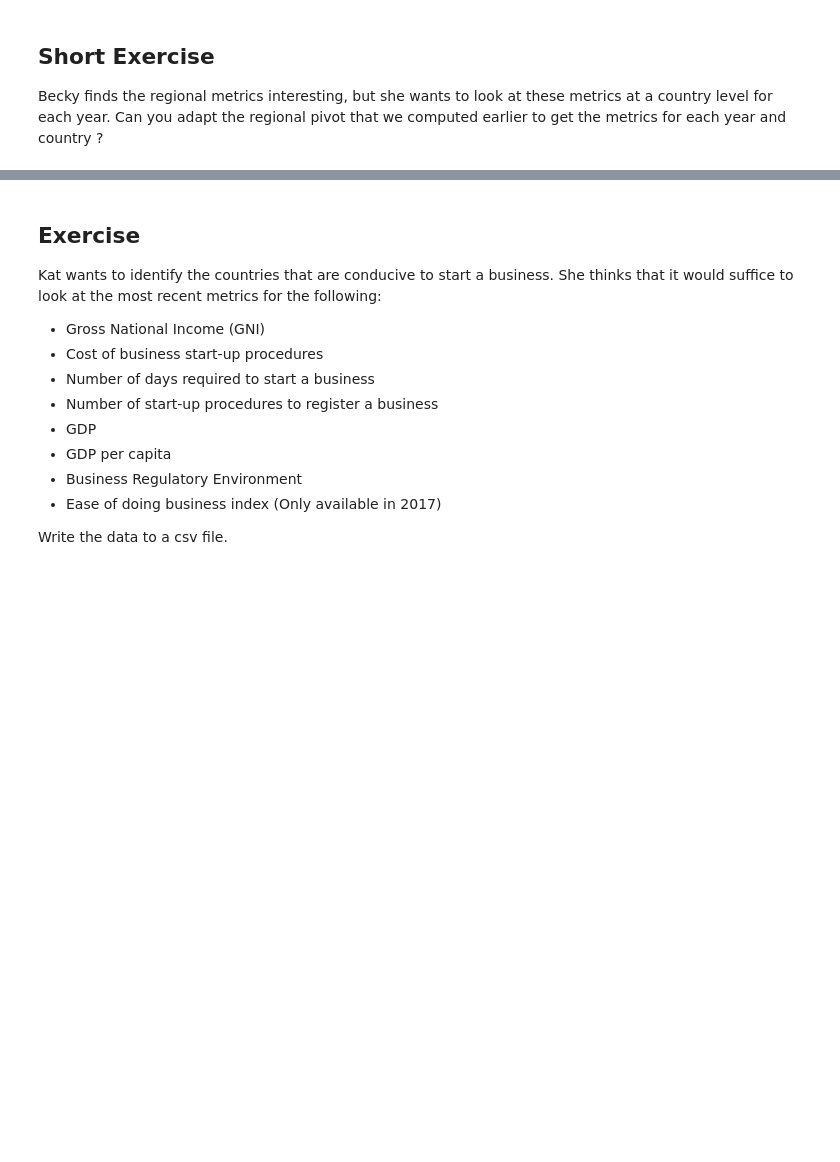
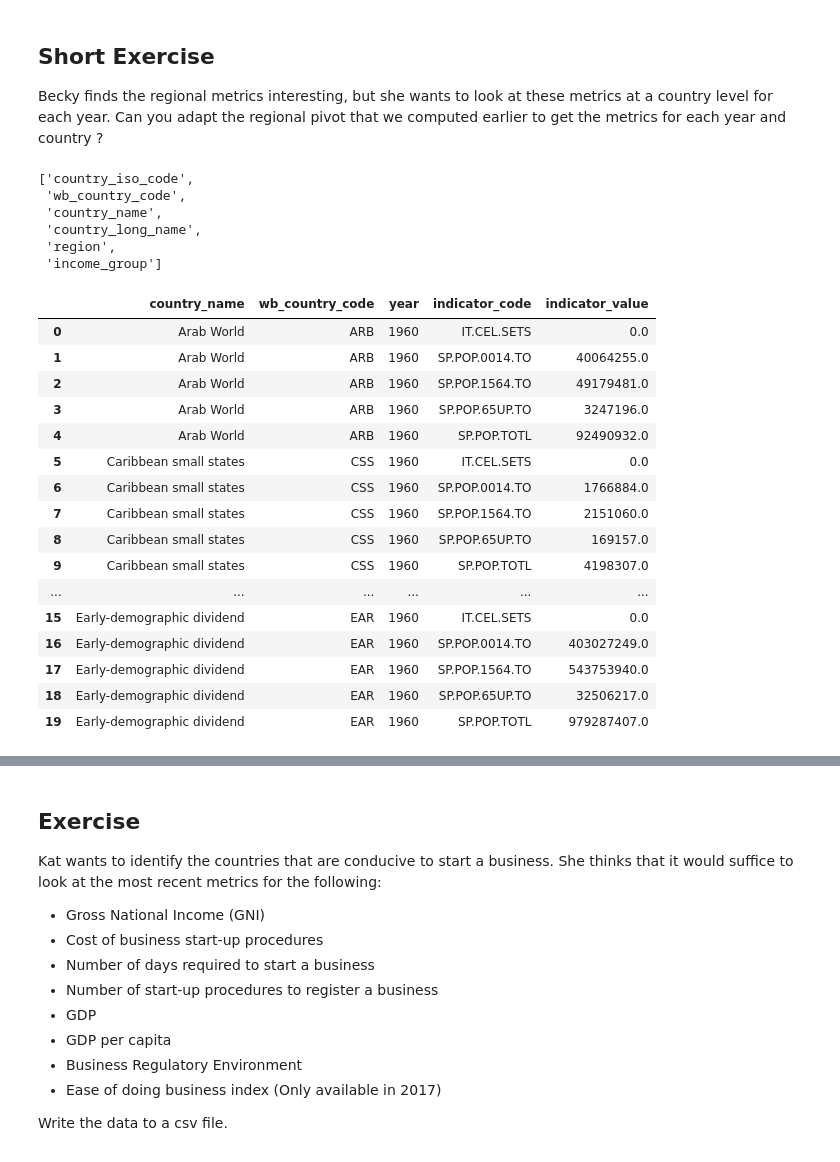
Before and after one commit to alittlefishy/WIBD-Workshops-2018, a Jupyter notebook: Data Engineering/WDI/notebooks/Data Engineering - Part 2.ipynb, the cells around one changed output, grey strips where cells are left out. Saved outputs shown, nothing was run; the diff lists cells and outputs as text; code cells hidden in the pictures; blank space fills up the shorter version.

```diff
--- a/Data Engineering/WDI/notebooks/Data Engineering - Part 2.ipynb
+++ b/Data Engineering/WDI/notebooks/Data Engineering - Part 2.ipynb
@@ -586,0 +694,9 @@ Becky finds the regional metrics interesting, but she wants to look at these met
+# %%
+countryDimFinal.columns
+# %% [output]
+['country_iso_code',
+ 'wb_country_code',
+ 'country_name',
+ 'country_long_name',
+ 'region',
+ 'income_group']
@@ -586,0 +712,20 @@ Becky finds the regional metrics interesting, but she wants to look at these met
+# %%
+showDF(countryIndicators)
+# %% [output]
+|  | country_name | wb_country_code | year | indicator_code | indicator_value |
+| 0 | Arab World | ARB | 1960 | IT.CEL.SETS | 0.0 |
+| 1 | Arab World | ARB | 1960 | SP.POP.0014.TO | 40064255.0 |
+| 2 | Arab World | ARB | 1960 | SP.POP.1564.TO | 49179481.0 |
+| 3 | Arab World | ARB | 1960 | SP.POP.65UP.TO | 3247196.0 |
+| 4 | Arab World | ARB | 1960 | SP.POP.TOTL | 92490932.0 |
+| 5 | Caribbean small states | CSS | 1960 | IT.CEL.SETS | 0.0 |
+| 6 | Caribbean small states | CSS | 1960 | SP.POP.0014.TO | 1766884.0 |
+| 7 | Caribbean small states | CSS | 1960 | SP.POP.1564.TO | 2151060.0 |
+| 8 | Caribbean small states | CSS | 1960 | SP.POP.65UP.TO | 169157.0 |
+| 9 | Caribbean small states | CSS | 1960 | SP.POP.TOTL | 4198307.0 |
+| ... | ... | ... | ... | ... | ... |
+| 15 | Early-demographic dividend | EAR | 1960 | IT.CEL.SETS | 0.0 |
+| 16 | Early-demographic dividend | EAR | 1960 | SP.POP.0014.TO | 403027249.0 |
+| 17 | Early-demographic dividend | EAR | 1960 | SP.POP.1564.TO | 543753940.0 |
+| 18 | Early-demographic dividend | EAR | 1960 | SP.POP.65UP.TO | 32506217.0 |
+| 19 | Early-demographic dividend | EAR | 1960 | SP.POP.TOTL | 979287407.0 |
```
Also changed, not shown: parts of 31 cells of this notebook.
